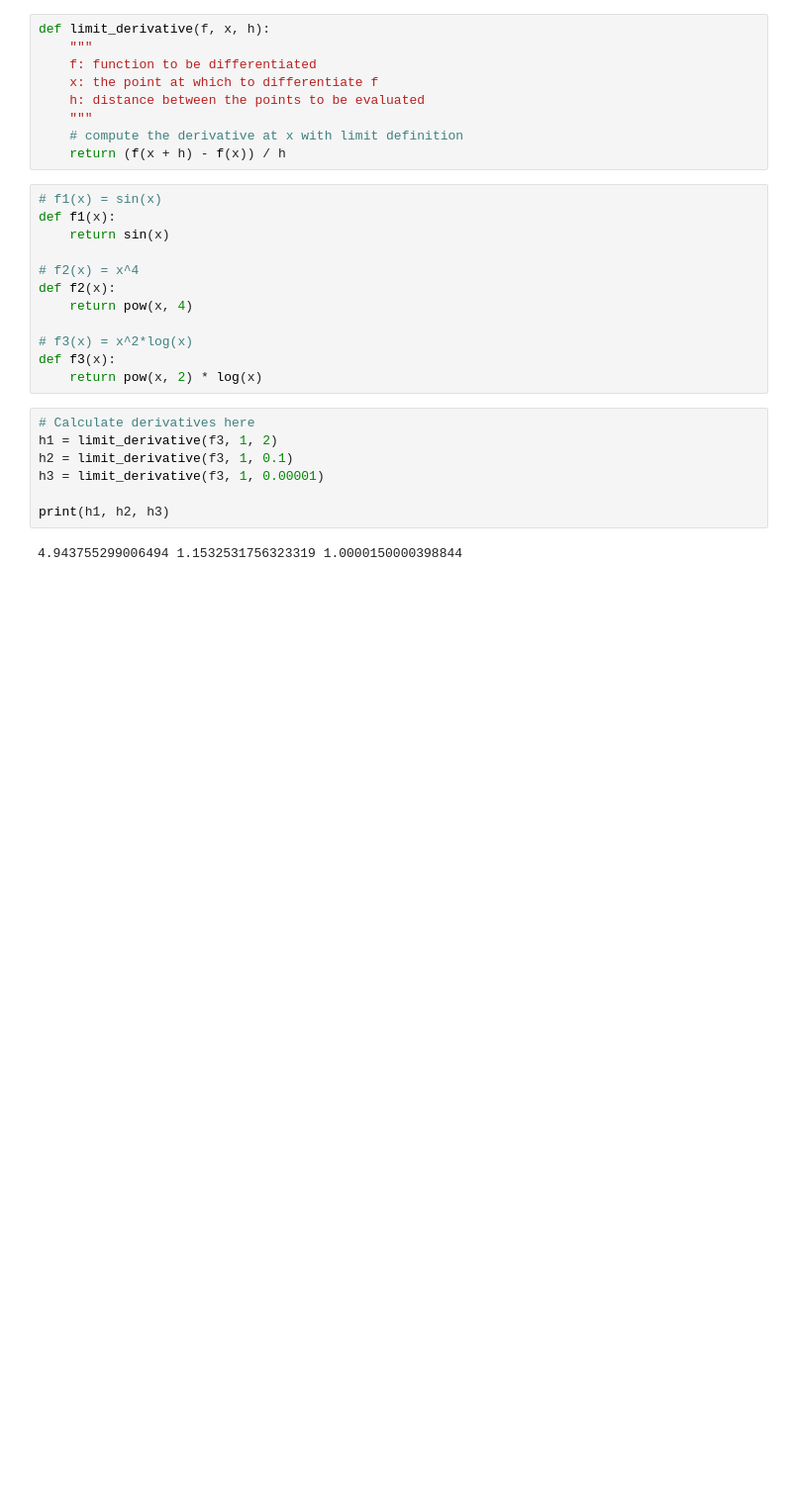
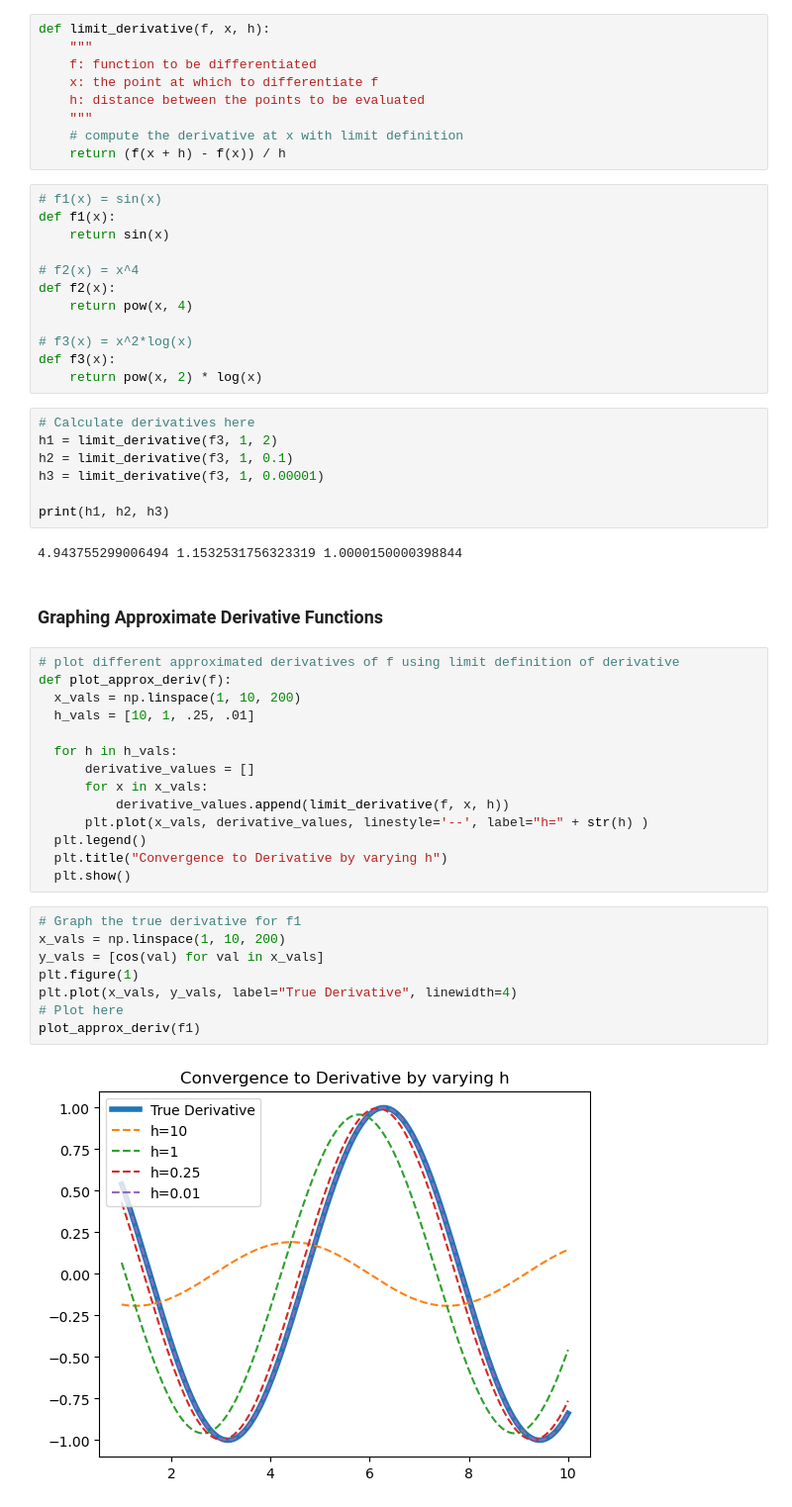
Before and after one commit to fatemehaa/DS-ML-Git-Projects, a Jupyter notebook: Limits and Derivatives/limits-and-derivatives.ipynb, the cells around one changed output. Shown: that part at 99% size. Drawn from its saved outputs; the diff is of its cells as text; blank space fills up the shorter version.

Commit message:
Visualise convergence to derivative by varying h

```diff
--- a/Limits and Derivatives/limits-and-derivatives.ipynb
+++ b/Limits and Derivatives/limits-and-derivatives.ipynb
@@ -32,3 +32,29 @@ h3 = limit_derivative(f3, 1, 0.00001)
 print(h1, h2, h3)
 # %% [output]
 4.943755299006494 1.1532531756323319 1.0000150000398844
+# %% [markdown]
+### Graphing Approximate Derivative Functions ###
+# %%
+# plot different approximated derivatives of f using limit definition of derivative
+def plot_approx_deriv(f):
+  x_vals = np.linspace(1, 10, 200)
+  h_vals = [10, 1, .25, .01]
+
+  for h in h_vals:
+      derivative_values = []
+      for x in x_vals:
+          derivative_values.append(limit_derivative(f, x, h))
+      plt.plot(x_vals, derivative_values, linestyle='--', label="h=" + str(h) )
+  plt.legend()
+  plt.title("Convergence to Derivative by varying h")
+  plt.show()
+# %%
+# Graph the true derivative for f1
+x_vals = np.linspace(1, 10, 200)
+y_vals = [cos(val) for val in x_vals]
+plt.figure(1)
+plt.plot(x_vals, y_vals, label="True Derivative", linewidth=4)
+# Plot here
+plot_approx_deriv(f1)
+# %% [output]
+[figure, added]
```
Also changed, not shown: parts of 2 cells of this notebook.
